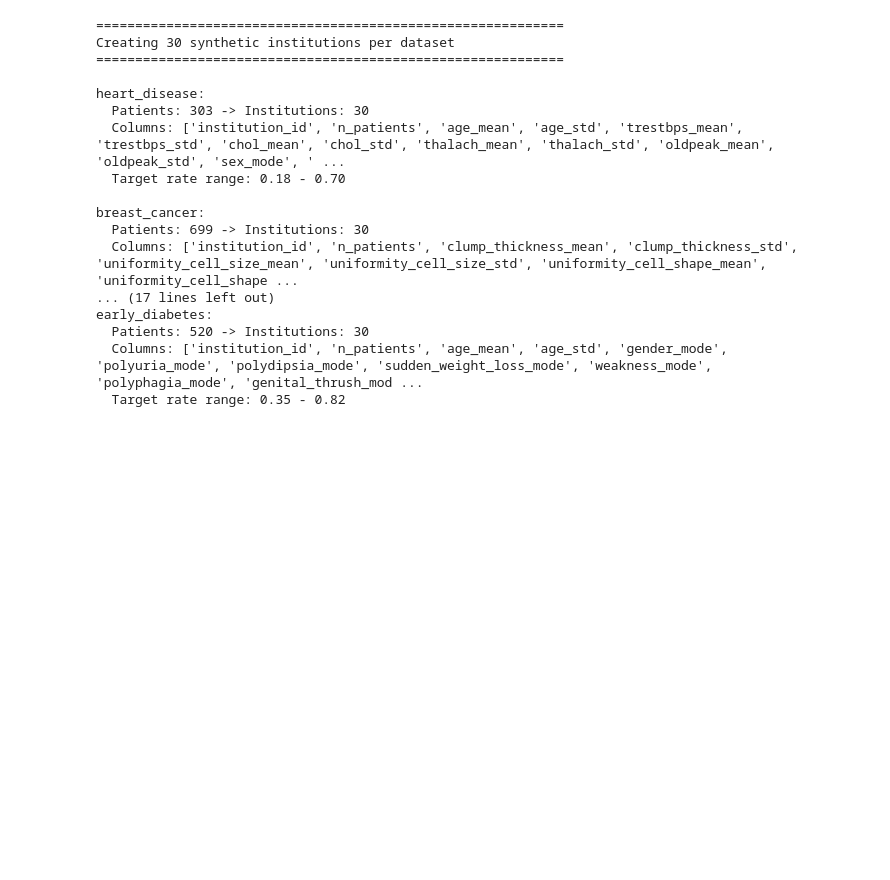
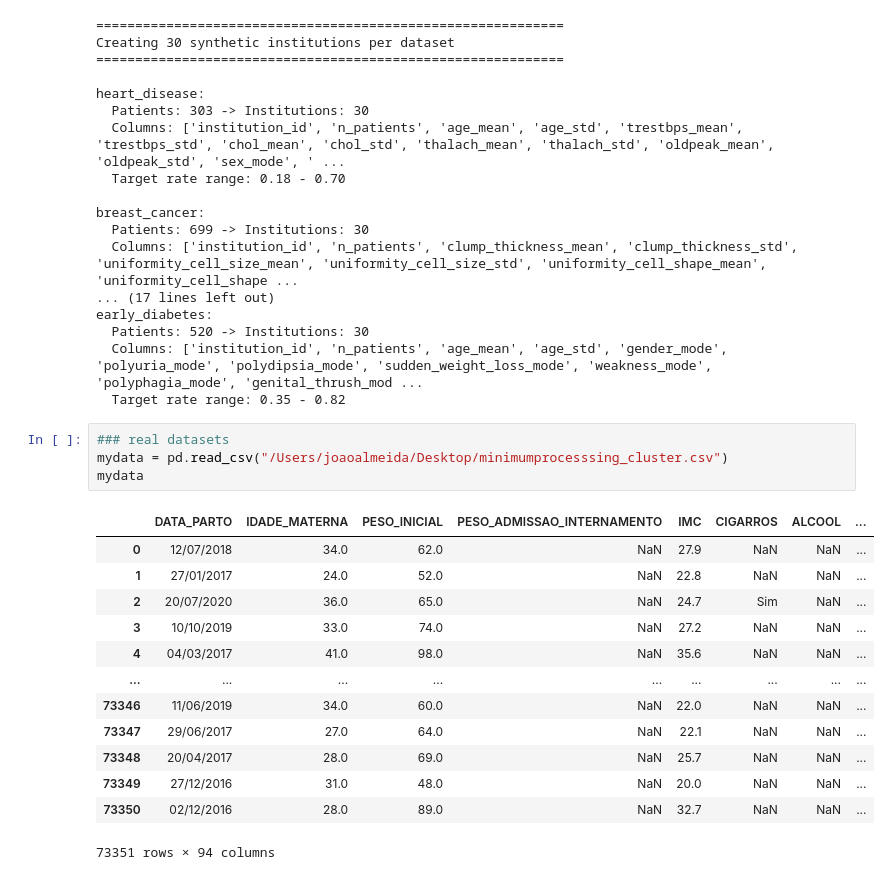
Before and after one commit to joofio/distributed-data-benchmark, a Jupyter notebook: create_datasets.ipynb, the cells around one changed output. Saved outputs shown, nothing was run; the diff lists cells and outputs as text; blank space fills up the shorter version.

Commit message:
final data?

```diff
--- a/create_datasets.ipynb
+++ b/create_datasets.ipynb
@@ -391,3 +391,21 @@ early_diabetes:
   Patients: 520 -> Institutions: 30
   Columns: ['institution_id', 'n_patients', 'age_mean', 'age_std', 'gender_mode', 'polyuria_mode', 'polydipsia_mode', 'sudden_weight_loss_mode', 'weakness_mode', 'polyphagia_mode', 'genital_thrush_mod ...
   Target rate range: 0.35 - 0.82
+# %%
+### real datasets
+mydata = pd.read_csv("/Users/joaoalmeida/Desktop/minimumprocesssing_cluster.csv")
+mydata
+# %% [output]
+|  | DATA_PARTO | IDADE_MATERNA | PESO_INICIAL | PESO_ADMISSAO_INTERNAMENTO | IMC | CIGARROS | ALCOOL | ... |
+| 0 | 12/07/2018 | 34.0 | 62.0 | NaN | 27.9 | NaN | NaN | ... |
+| 1 | 27/01/2017 | 24.0 | 52.0 | NaN | 22.8 | NaN | NaN | ... |
+| 2 | 20/07/2020 | 36.0 | 65.0 | NaN | 24.7 | Sim | NaN | ... |
+| 3 | 10/10/2019 | 33.0 | 74.0 | NaN | 27.2 | NaN | NaN | ... |
+| 4 | 04/03/2017 | 41.0 | 98.0 | NaN | 35.6 | NaN | NaN | ... |
+| ... | ... | ... | ... | ... | ... | ... | ... | ... |
+| 73346 | 11/06/2019 | 34.0 | 60.0 | NaN | 22.0 | NaN | NaN | ... |
+| 73347 | 29/06/2017 | 27.0 | 64.0 | NaN | 22.1 | NaN | NaN | ... |
+| 73348 | 20/04/2017 | 28.0 | 69.0 | NaN | 25.7 | NaN | NaN | ... |
+| 73349 | 27/12/2016 | 31.0 | 48.0 | NaN | 20.0 | NaN | NaN | ... |
+| 73350 | 02/12/2016 | 28.0 | 89.0 | NaN | 32.7 | NaN | NaN | ... |
+73351 rows × 94 columns
```
Also changed, not shown: parts of 10 cells of this notebook, 15 other files.
